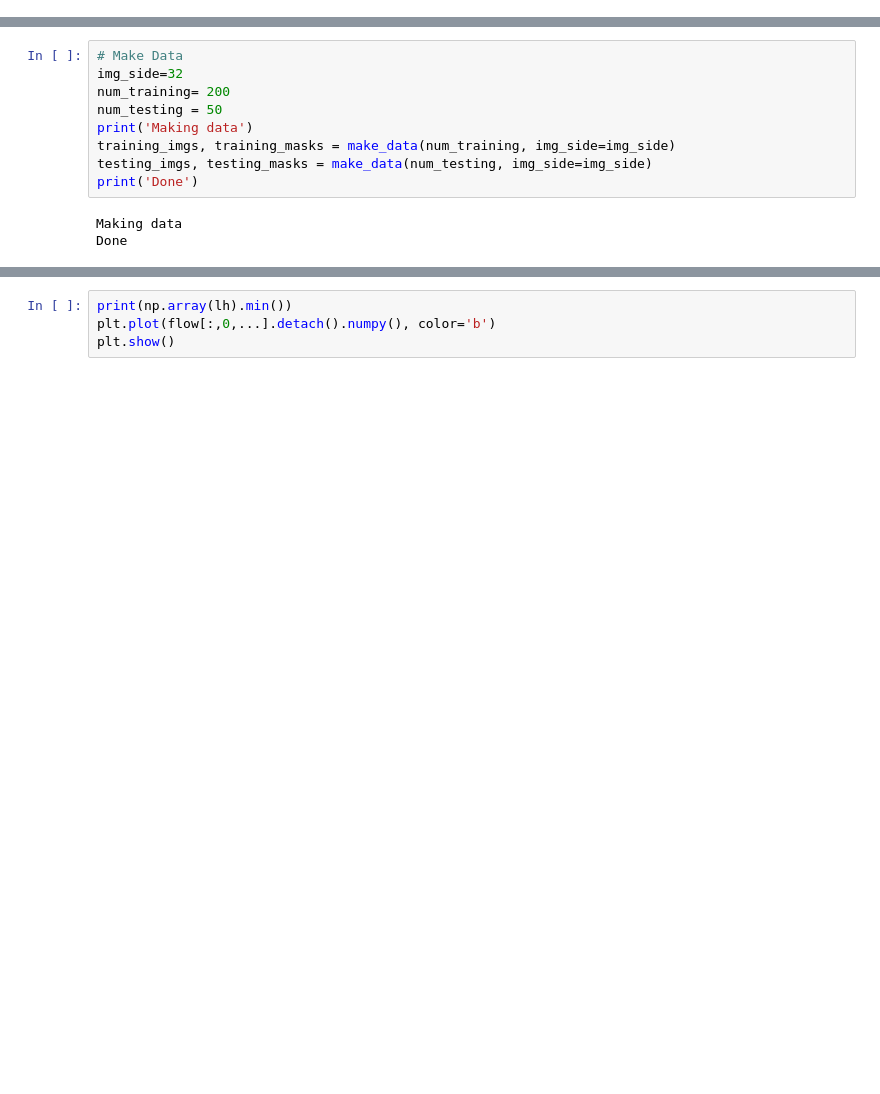
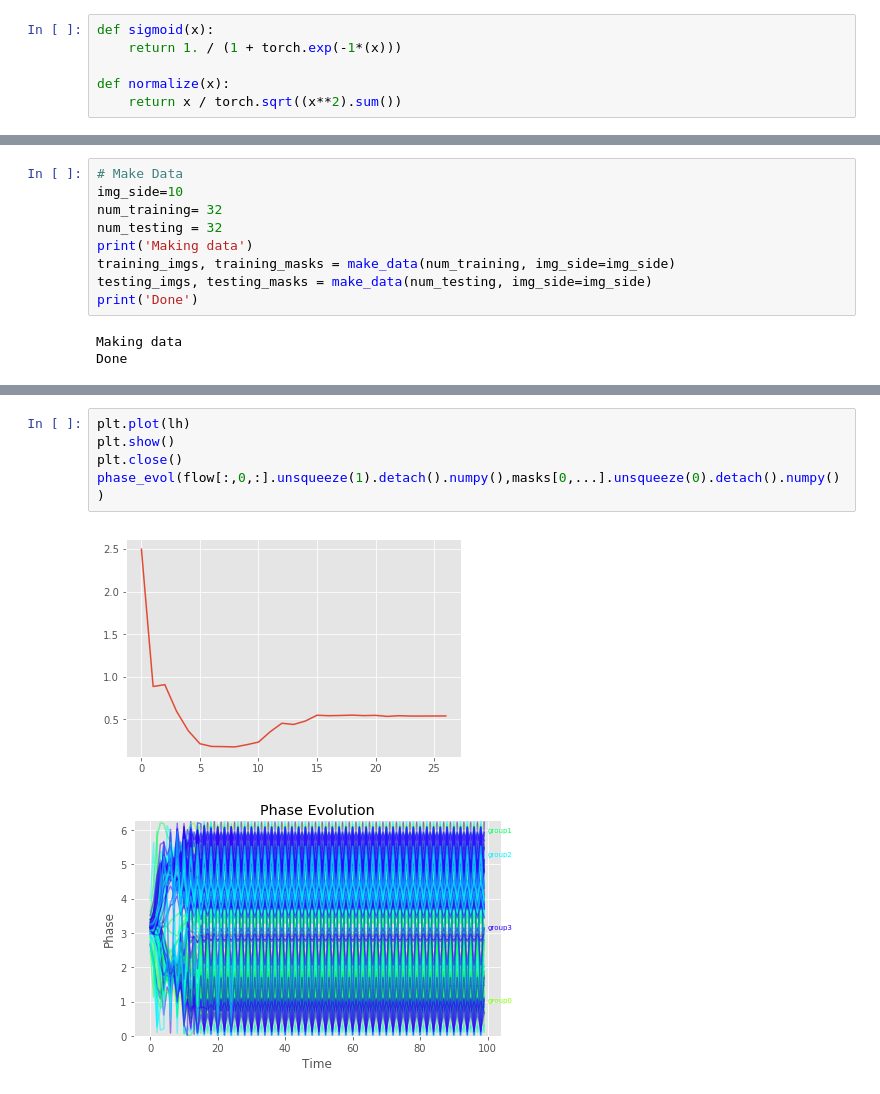
Before and after one commit to serre-lab/synchrony, a Jupyter notebook: notebooks/ImgSynch.ipynb, the cells around one changed output, grey strips where cells are left out. Cells and saved outputs as stored; diff of their text form; blank space fills up the shorter version.

```diff
--- a/notebooks/ImgSynch.ipynb
+++ b/notebooks/ImgSynch.ipynb
@@ -15,0 +20,6 @@ import ipdb
+# %%
+def sigmoid(x):
+    return 1. / (1 + torch.exp(-1*(x)))
+
+def normalize(x):
+    return x / torch.sqrt((x**2).sum())
@@ -85,8 +225,8 @@ def kuramoto_step(phase, coupling, omega, alpha=.01):
 # %%
 # Make Data
-img_side=32
-num_training= 200
-num_testing = 50
+img_side=10
+num_training= 32
+num_testing = 32
 print('Making data')
 training_imgs, training_masks = make_data(num_training, img_side=img_side)
 testing_imgs, testing_masks = make_data(num_testing, img_side=img_side)
@@ -132,4 +289,8 @@ plt.show()
-# %%
-print(np.array(lh).min())
-plt.plot(flow[:,0,...].detach().numpy(), color='b')
-plt.show()
+# %%
+plt.plot(lh)
+plt.show()
+plt.close()
+phase_evol(flow[:,0,:].unsqueeze(1).detach().numpy(),masks[0,...].unsqueeze(0).detach().numpy())
+# %% [output]
+[figure, added]
+[figure, added]
```
Also changed, not shown: parts of 7 cells of this notebook, 3 other files.
